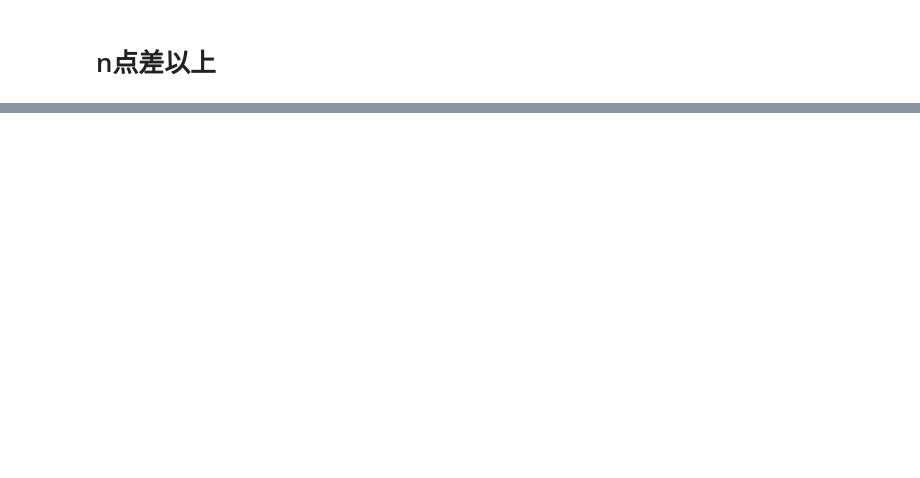
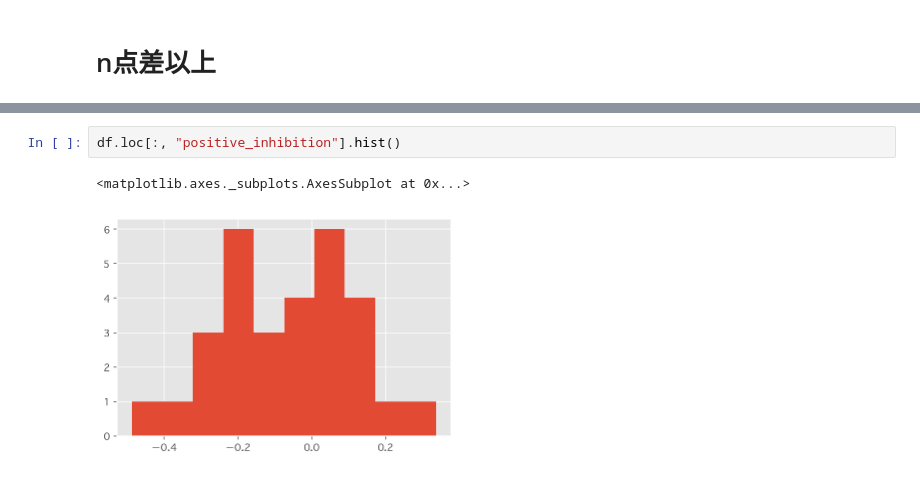
Before and after one commit to hsoccer/baseball, a Jupyter notebook: work/12_3_2.ipynb, the cells around one changed output, grey strips where cells are left out. Drawn from its saved outputs; the diff is of its cells as text; blank space fills up the shorter version.

```diff
--- a/work/12_3_2.ipynb
+++ b/work/12_3_2.ipynb
@@ -220,0 +339,5 @@ for team in teams_mlb:
+# %%
+df.loc[:, "positive_inhibition"].hist()
+# %% [output]
+<matplotlib.axes._subplots.AxesSubplot at 0x...>
+[figure, added]
```
Also changed, not shown: parts of 23 cells of this notebook, 11 other files.
